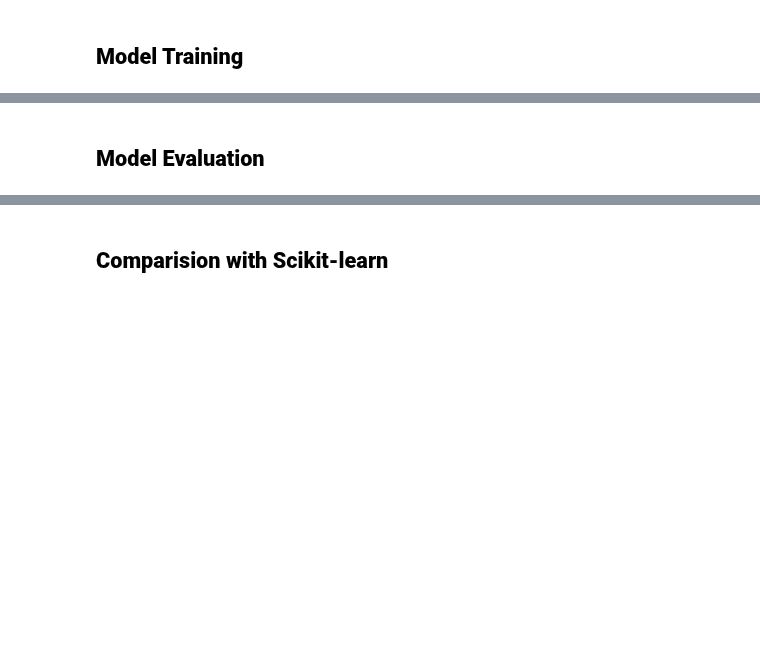
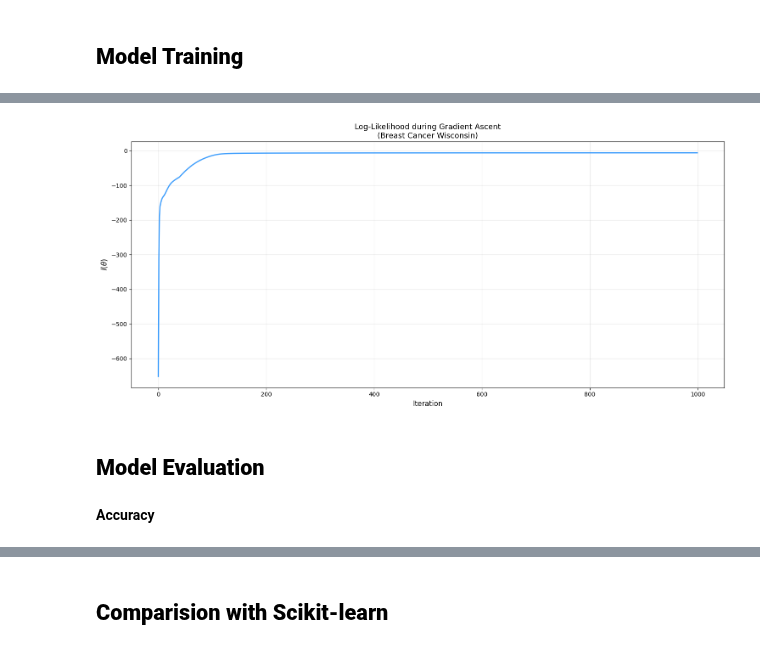
Before and after one commit to laveanfield/Logistic-Regression-from-Scratch, a Jupyter notebook: logistic_regression_breast_cancer.ipynb, the cells around one changed output, grey strips where cells are left out. Drawn from its saved outputs; the diff is of its cells as text; code cells hidden in the pictures; blank space fills up the shorter version.

```diff
--- a/logistic_regression_breast_cancer.ipynb
+++ b/logistic_regression_breast_cancer.ipynb
@@ -207,3 +252,6 @@ class LogisticRegressionScratch:
         return instance
 # %% [markdown]
 ## **Data Preparation**
+# %%
+df = load_breast_cancer_data(source="csv")
+X_train, X_val, X_test, y_train, y_val, y_test, feature_names = preprocess_breast_cancer_data(df)
@@ -209,0 +265,13 @@ class LogisticRegressionScratch:
+# %%
+# Add bias to each sample (x_0 = 1)
+def add_bias(X: np.ndarray) -> np.ndarray:
+    return np.hstack([np.ones((X.shape[0], 1)), X])
+
+X_train_b = add_bias(X_train)
+X_val_b = add_bias(X_val)
+X_test_b = add_bias(X_test)
+
+print(f"Shape after add bias:")
+print(f"Train = {X_train_b.shape}")
+print(f"Val   = {X_val_b.shape}")
+print(f"Test  = {X_test_b.shape}")
@@ -210,2 +283,6 @@ class LogisticRegressionScratch:
 # %% [markdown]
 ## **Model Training**
+# %%
+model = LogisticRegressionScratch(learning_rate=0.08, n_iterations=1000)
+model.fit(X_train_b, y_train)
+model.save(LR_DEFAULT_PATH)
@@ -211,0 +291,5 @@ class LogisticRegressionScratch:
+# %%
+# Load model to avoid training again
+if Path(LR_DEFAULT_PATH).exists():
+    model = model.load(LR_DEFAULT_PATH)
+    print(f"Loaded from {LR_DEFAULT_PATH}")
@@ -212,2 +313,16 @@ class LogisticRegressionScratch:
+# %%
+# Log-likelihood during training
+fig, ax = plt.subplots(figsize=(15, 7))
+ax.plot(model.history, color=COLORS['benign'], linewidth=2)
+ax.set_xlabel("Iteration", fontsize=12)
+ax.set_ylabel("$l(\\theta)$", fontsize=12)
+ax.set_title("Log-Likelihood during Gradient Ascent\n(Breast Cancer Wisconsin)", fontsize=13)
+ax.grid(alpha=0.3)
+plt.tight_layout()
+plt.show()
+# %% [output]
+[figure, added]
 # %% [markdown]
 ## **Model Evaluation**
+# %% [markdown]
+**Accuracy**
```
Also changed, not shown: parts of 55 cells of this notebook, 6 other files.
